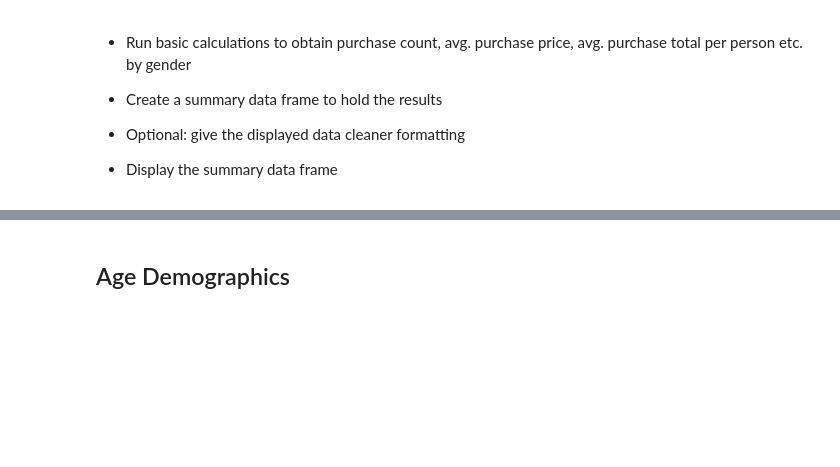
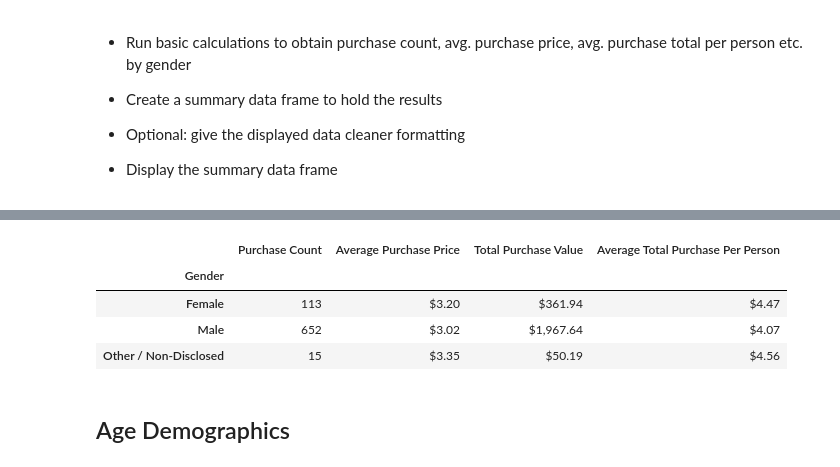
Before and after one commit to chrisram6/Homework_CR, a Jupyter notebook: PandasHW/HeroesOfPymoli_starter.ipynb, the cells around one changed output, grey strips where cells are left out. Cells and saved outputs as stored; diff of their text form; code cells hidden in the pictures; blank space fills up the shorter version.

```diff
--- a/PandasHW/HeroesOfPymoli_starter.ipynb
+++ b/PandasHW/HeroesOfPymoli_starter.ipynb
@@ -146,3 +126,21 @@ genderdf
+# %%
+
+p_analysis = purchasedata.groupby('Gender').agg({'Purchase ID':'count','Price':'sum'})
+
+p_analysis['Average Purchase Price'] = (p_analysis['Price']/p_analysis['Purchase ID']).map('${:,.2f}'.format)
+groupedPurchase = purchasedata.groupby(['SN','Gender'],as_index=False).agg({'Price':'sum'})
+avgPurPrice = groupedPurchase.groupby('Gender').agg({'Price':'mean'})
+p_analysis['Average Total Purchase Per Person'] = (round(avgPurPrice['Price'],2)).map('${:,.2f}'.format)
+p_analysis[['Price']] = p_analysis[['Price']].applymap('${:,.2f}'.format)
+p_analysis = p_analysis.rename(columns={'Purchase ID': 'Purchase Count', 'Price': 'Total Purchase Value'})
+p_analysis = p_analysis[['Purchase Count','Average Purchase Price','Total Purchase Value','Average Total Purchase Per Person']]
+p_analysis
+# %% [output]
+|  | Purchase Count | Average Purchase Price | Total Purchase Value | Average Total Purchase Per Person |
+| Gender |  |  |  |  |
+| Female | 113 | $3.20 | $361.94 | $4.47 |
+| Male | 652 | $3.02 | $1,967.64 | $4.07 |
+| Other / Non-Disclosed | 15 | $3.35 | $50.19 | $4.56 |
 # %% [markdown]
 ## Age Demographics
 # %% [markdown]
```
Also changed, not shown: parts of 21 cells of this notebook.
